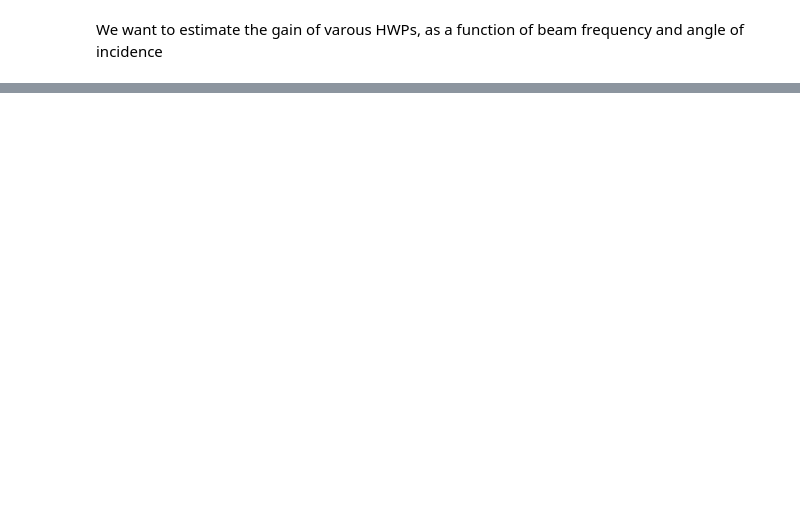
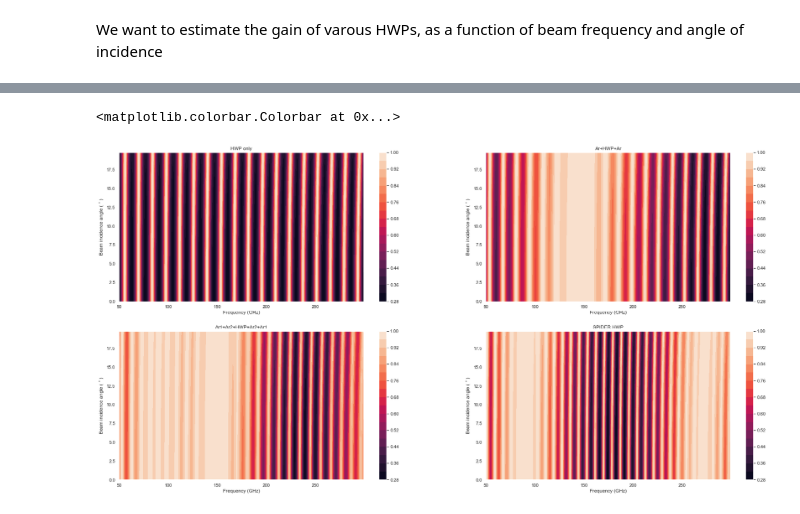
Before and after one commit to AdriJD/beamconv, a Jupyter notebook: notebooks/HWP_Class_tests.ipynb, the cells around one changed output, grey strips where cells are left out. Saved outputs shown, nothing was run; the diff lists cells and outputs as text; code cells hidden in the pictures; blank space fills up the shorter version.

```diff
--- a/notebooks/HWP_Class_tests.ipynb
+++ b/notebooks/HWP_Class_tests.ipynb
@@ -139,25 +141,25 @@ mipbar_plot = plt.plot(theta/np.pi, M_II, 'r', theta/np.pi, np.real(M_IP_bar), '
 # %% [markdown]
 We want to estimate the gain of varous HWPs, as a function of beam frequency and angle of incidence
 # %%
-elevations = np.arange(0,90,1)
+elevations = np.arange(0,20,.2)
 frequencies = np.arange(50e9, 300e9, 1e9)
 Mis = np.zeros((elevations.size, frequencies.size,4))
 Mip = np.zeros((elevations.size,frequencies.size,4), dtype=np.complex128)
 Mipbar = np.zeros((elevations.size,frequencies.size,4), dtype=np.complex128)
 theta = 0
 psi = 0
-for i in range (elevations.size):
-    beamy.el = elevations[i]
-    for j in range(frequencies.size):
-        beamy.sensitive_freq = frequencies[j]
-        beamy._set_HWP_values(model_name='HWP_only')
-        Mis[i,j,0], Mip[i,j,0], Mipbar[i,j,0] = beamy._get_Mueller_top_row(xi=0.0, psi=psi, theta=theta)
-        beamy._set_HWP_values(model_name='Ar+HWP+Ar')
-        Mis[i,j,1], Mip[i,j,1], Mipbar[i,j,1] = beamy._get_Mueller_top_row(xi=0.0, psi=psi, theta=theta)
-        beamy._set_HWP_values(model_name='Ar1+Ar2+HWP+Ar2+Ar1')
-        Mis[i,j,2], Mip[i,j,2], Mipbar[i,j,2] = beamy._get_Mueller_top_row(xi=0.0, psi=psi, theta=theta)
-        beamy._set_HWP_values(model_name='SPIDER')
-        Mis[i,j,3], Mip[i,j,3], Mipbar[i,j,3] = beamy._get_Mueller_top_row(xi=0.0, psi=psi, theta=theta)
+for i, el in enumerate(elevations):
+    beamy.el = el
+    for j, freq in enumerate(frequencies):
+        beamy.sensitive_freq = freq
+        beamy.set_HWP_values(model_name='HWP_only')
+        Mis[i,j,0], Mip[i,j,0], Mipbar[i,j,0] = beamy.get_Mueller_top_row(xi=0.0, psi=psi, theta=theta)
+        beamy.set_HWP_values(model_name='Ar+HWP+Ar')
+        Mis[i,j,1], Mip[i,j,1], Mipbar[i,j,1] = beamy.get_Mueller_top_row(xi=0.0, psi=psi, theta=theta)
+        beamy.set_HWP_values(model_name='Ar1+Ar2+HWP+Ar2+Ar1')
+        Mis[i,j,2], Mip[i,j,2], Mipbar[i,j,2] = beamy.get_Mueller_top_row(xi=0.0, psi=psi, theta=theta)
+        beamy.set_HWP_values(model_name='SPIDER')
+        Mis[i,j,3], Mip[i,j,3], Mipbar[i,j,3] = beamy.get_Mueller_top_row(xi=0.0, psi=psi, theta=theta)
 # %%
 a =plt.figure(1)
 HWP_only=plt.plot(elevations, Mis[:,0,0]/.5, label='HWP_only')
@@ -178,22 +184,25 @@ plt.legend()
 # %%
 fig, axes = plt.subplots(2, 2, figsize=(30,15))
 axes[0,0].set_xlabel('Frequency (GHz)')
-axes[0,0].set_ylabel(r'Beam elevation ($\:^\circ$)')
+axes[0,0].set_ylabel(r'Beam incidence angle ($\:^\circ$)')
 axes[0,0].set_title('HWP only')
 axes[0,1].set_xlabel('Frequency (GHz)')
-axes[0,1].set_ylabel(r'Beam elevation ($\:^\circ$)')
+axes[0,1].set_ylabel(r'Beam incidence angle ($\:^\circ$)')
 axes[0,1].set_title('Ar+HWP+Ar')
 axes[1,0].set_xlabel('Frequency (GHz)')
-axes[1,0].set_ylabel(r'Beam elevation ($\:^\circ$)')
+axes[1,0].set_ylabel(r'Beam incidence angle ($\:^\circ$)')
 axes[1,0].set_title('Ar1+Ar2+HWP+Ar2+Ar1')
 axes[1,1].set_xlabel('Frequency (GHz)')
-axes[1,1].set_ylabel(r'Beam elevation ($\:^\circ$)')
+axes[1,1].set_ylabel(r'Beam incidence angle ($\:^\circ$)')
 axes[1,1].set_title('SPIDER HWP')
-ul = axes[0,0].contourf(frequencies/1e9,elevations,Mis[:,:,0]/.5,10)
+ul = axes[0,0].contourf(frequencies/1e9,elevations,Mis[:,:,0]/.5,20)
 plt.colorbar(ul, ax=axes[0,0])
-ur = axes[0,1].contourf(frequencies/1e9,elevations,Mis[:,:,1]/.5,10)
+ur = axes[0,1].contourf(frequencies/1e9,elevations,Mis[:,:,1]/.5,20)
 plt.colorbar(ur, ax=axes[0,1])
-ll = axes[1,0].contourf(frequencies/1e9,elevations,Mis[:,:,2]/.5,10)
+ll = axes[1,0].contourf(frequencies/1e9,elevations,Mis[:,:,2]/.5,20)
 plt.colorbar(ll, ax=axes[1,0])
-lr = axes[1,1].contourf(frequencies/1e9,elevations,Mis[:,:,3]/.5,10)
+lr = axes[1,1].contourf(frequencies/1e9,elevations,Mis[:,:,3]/.5,20)
 plt.colorbar(lr, ax=axes[1,1])
+# %% [output]
+<matplotlib.colorbar.Colorbar at 0x...>
+[figure, added]
```
Also changed, not shown: parts of 9 cells of this notebook, 1 other file.
